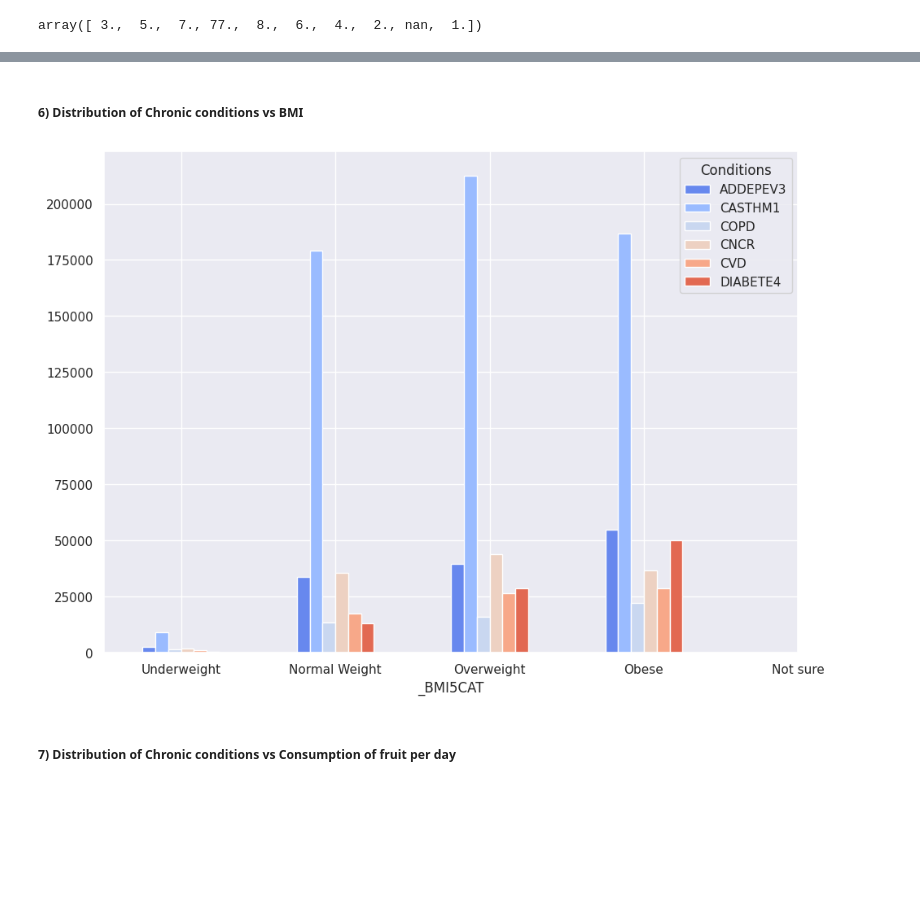
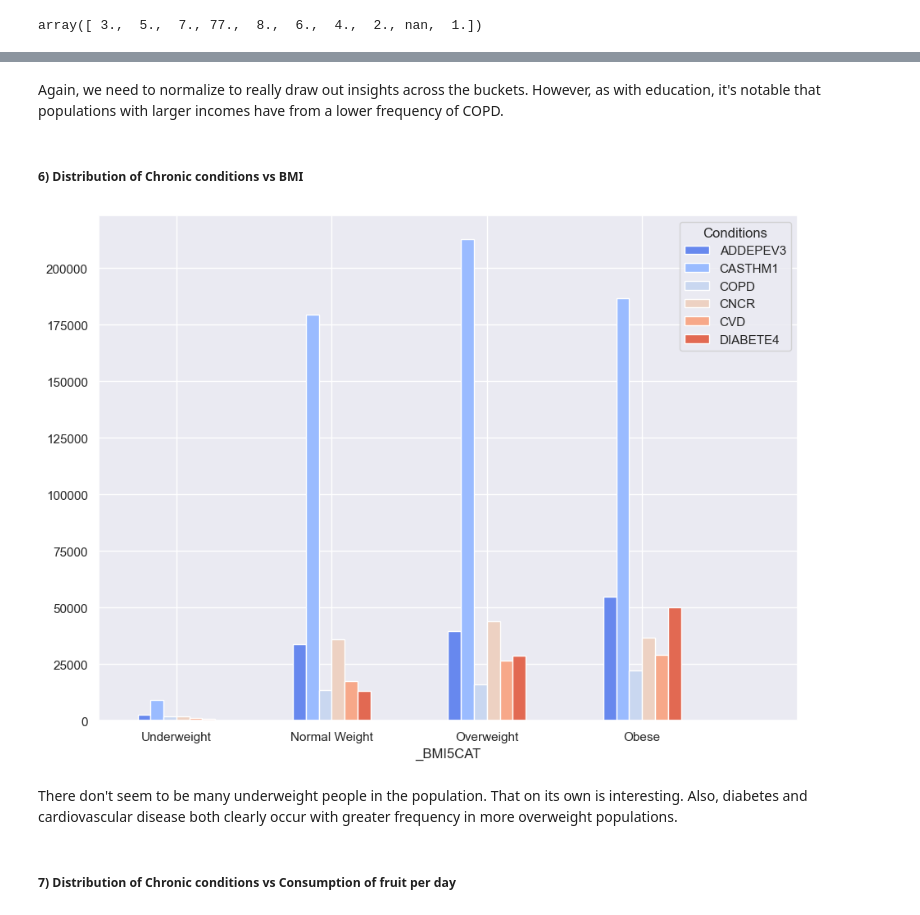
Before and after one commit to greghowa/CS6140-HW6, a Jupyter notebook: assignment6.ipynb, the cells around one changed output, grey strips where cells are left out. Saved outputs shown, nothing was run; the diff lists cells and outputs as text; code cells hidden in the pictures; blank space fills up the shorter version.

Commit message:
Added commentary, notes for improvement, and removed x labels for missing bars in bar charts

```diff
--- a/assignment6.ipynb
+++ b/assignment6.ipynb
@@ -568,10 +627,14 @@ plot_cond_demographic("INCOME2", labels)
+# %% [markdown]
+Again, we need to normalize to really draw out insights across the buckets. However, as with education, it's notable that populations with larger incomes have from a lower frequency of COPD.
 # %% [markdown]
 ##### 6) Distribution of Chronic conditions vs  BMI
 # %%
-labels = ["Underweight", "Normal Weight", "Overweight", "Obese", "Not sure"]
+labels = ["Underweight", "Normal Weight", "Overweight", "Obese", ""] # Not sure didn't even show up
 plot_cond_demographic("_BMI5CAT", labels)
 # %% [output]
-[figure, old version]
+[figure, new version]
+# %% [markdown]
+There don't seem to be many underweight people in the population. That on its own is interesting. Also, diabetes and cardiovascular disease both clearly occur with greater frequency in more overweight populations.
 # %% [markdown]
 ##### 7) Distribution of Chronic conditions vs Consumption of fruit per day
 # %%
```
Also changed, not shown: parts of 34 cells of this notebook.
